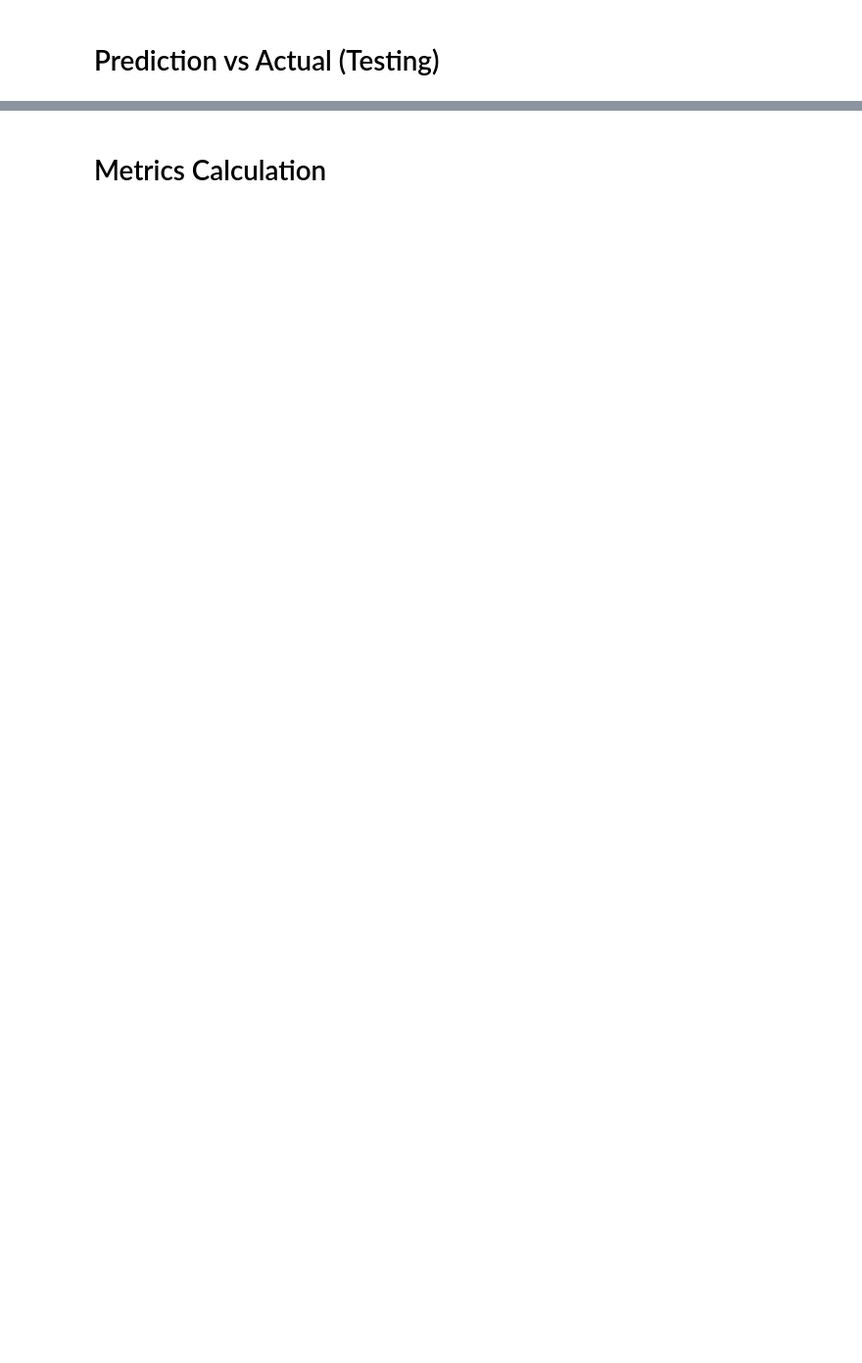
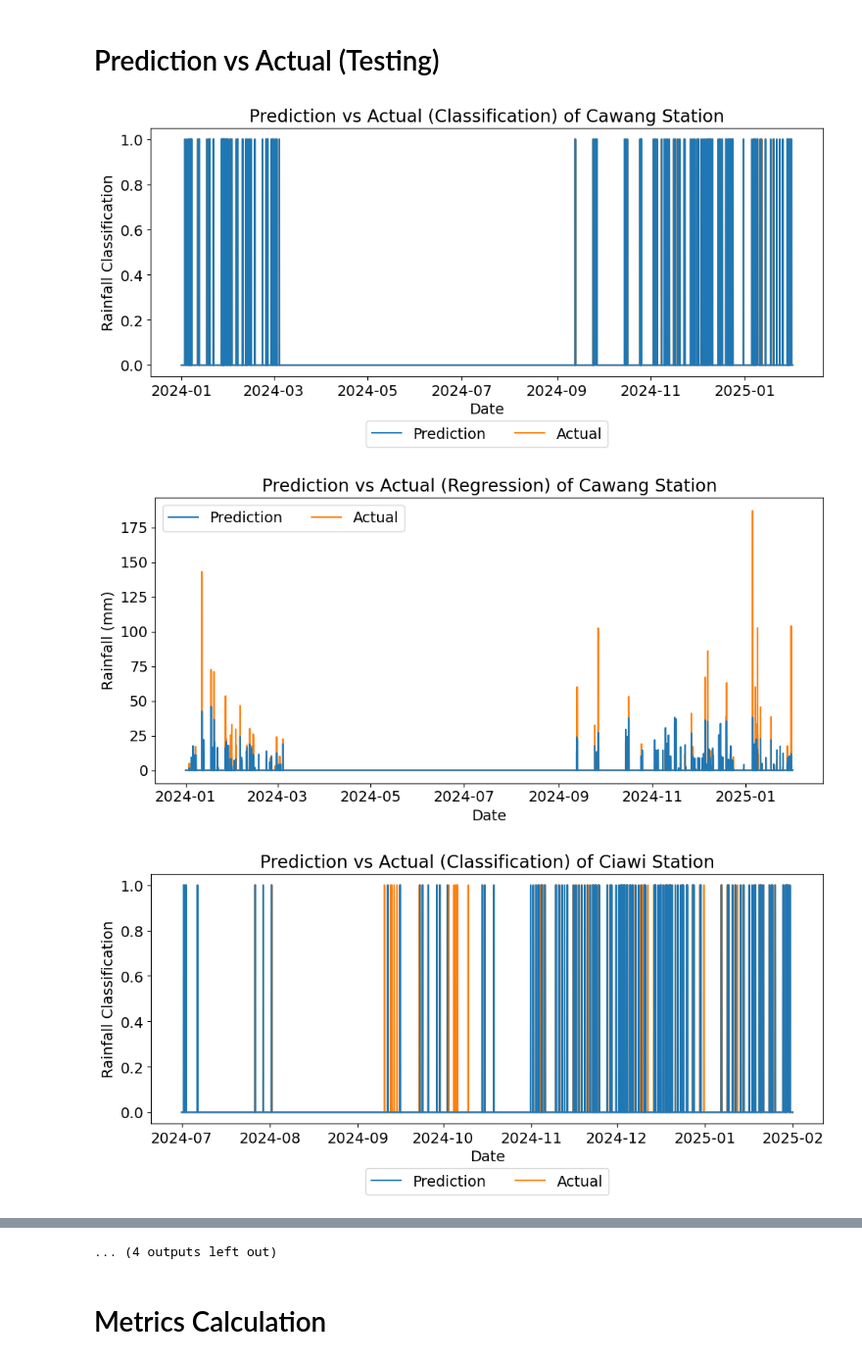
Before and after one commit to ArnoldChristopus/hourly_rainfall_forecasting, a Jupyter notebook: forecasting_plot.ipynb, the cells around one changed output, grey strips where cells are left out. Shown at 98% size. Cells and saved outputs as stored; diff of their text form; code cells hidden in the pictures; blank space fills up the shorter version.

```diff
--- a/forecasting_plot.ipynb
+++ b/forecasting_plot.ipynb
@@ -101,14 +144,15 @@ for i in ['cawang', 'ciawi', 'parigi', 'pamulang', 'bendung', 'lengkong', 'ranca
 # %% [markdown]
 # Prediction vs Actual (Testing)
 # %%
-def plot_test(test, name):
+def plot_test(test):
     matplotlib.rcParams.update({'font.size': 14})
     plt.figure(figsize = (10,5))
     plt.plot(test['Timetest'], test['Cls_test'], label = 'Prediction', zorder = 2)
     plt.plot(test['Timetest'], test['Target_cls_test'], label = 'Actual', zorder = 1)
     plt.xlabel('Date')
     plt.ylabel('Rainfall Classification')
-    #plt.legend(loc='upper center', bbox_to_anchor=(0.5, -0.15), ncol=2)  # bottom center, outside
+    plt.title('Prediction vs Actual (Classification) of ' + name.capitalize() + ' Station')
+
     if name == 'parigi' or name == 'lengkong' or name == 'ranca':
         plt.gca().xaxis.set_major_formatter(matplotlib.dates.DateFormatter('%Y-%m-%d'))
         xticks = [test['Timetest'].iloc[0], test['Timetest'].iloc[-1]]
@@ -116,7 +160,7 @@ def plot_test(test, name):
 
     else: plt.gca().xaxis.set_major_formatter(matplotlib.dates.DateFormatter('%Y-%m'))
 
-    plt.legend(loc='upper center', bbox_to_anchor=(0.5, 1.15), ncol=2)  # bottom center, outside
+    plt.legend(loc='upper center', bbox_to_anchor=(0.5, -0.15), ncol=2)  # bottom center, outside
     plt.tight_layout()
 
     plt.figure(figsize = (10,5))
@@ -125,6 +169,8 @@ def plot_test(test, name):
     plt.xlabel('Date')
     plt.ylabel('Rainfall (mm)')
     plt.legend(ncol=2)  # bottom center, outside
+    plt.title('Prediction vs Actual (Regression) of ' + name.capitalize() + ' Station')
+
     if name == 'parigi' or name == 'lengkong' or name == 'ranca':
         plt.gca().xaxis.set_major_formatter(matplotlib.dates.DateFormatter('%Y-%m-%d'))
         xticks = [test['Timetest'].iloc[0], test['Timetest'].iloc[-1]]
@@ -132,7 +178,11 @@ def plot_test(test, name):
     else: plt.gca().xaxis.set_major_formatter(matplotlib.dates.DateFormatter('%Y-%m'))
     plt.tight_layout()
 # %%
-for i in ['cawang', 'ciawi', 'parigi', 'pamulang', 'bendung', 'lengkong', 'ranca', 'pasir']:
-    test = pd.read_excel('pred_sum.xlsx', sheet_name = i, usecols = 'N:R', skiprows = 1).dropna()
+for name in ['cawang', 'ciawi', 'parigi', 'pamulang', 'bendung', 'lengkong', 'ranca', 'pasir']:
+    test = pd.read_excel('pred_sum.xlsx', sheet_name = name, usecols = 'N:R', skiprows = 1).dropna()
     #loss.index += 1
-    plot_test(test, i)
+    plot_test(test)
+# %% [output]
+[figure, added]
+[figure, added]
+[figure, added]
@@ -139,3 +198,4 @@ for i in ['cawang', 'ciawi', 'parigi', 'pamulang', 'bendung', 'lengkong', 'ranca
+... (4 outputs left out)
 # %% [markdown]
 # Metrics Calculation
 # %%
```
Also changed, not shown: parts of 10 cells of this notebook.
